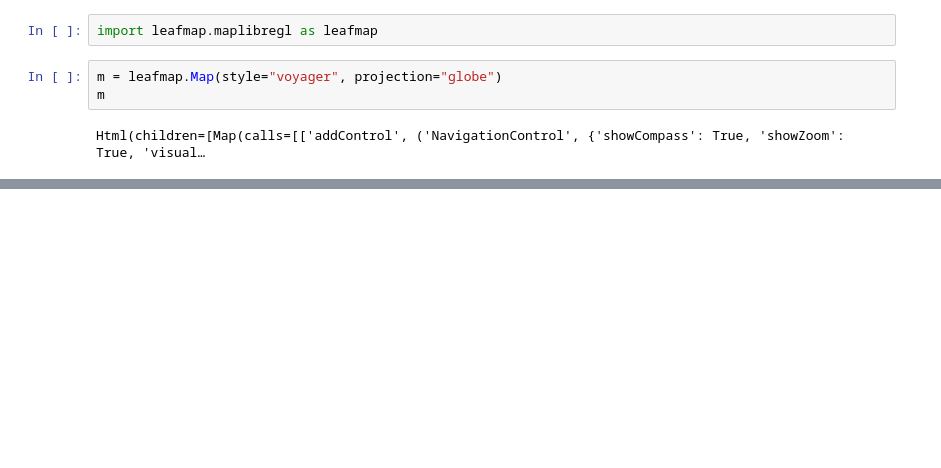
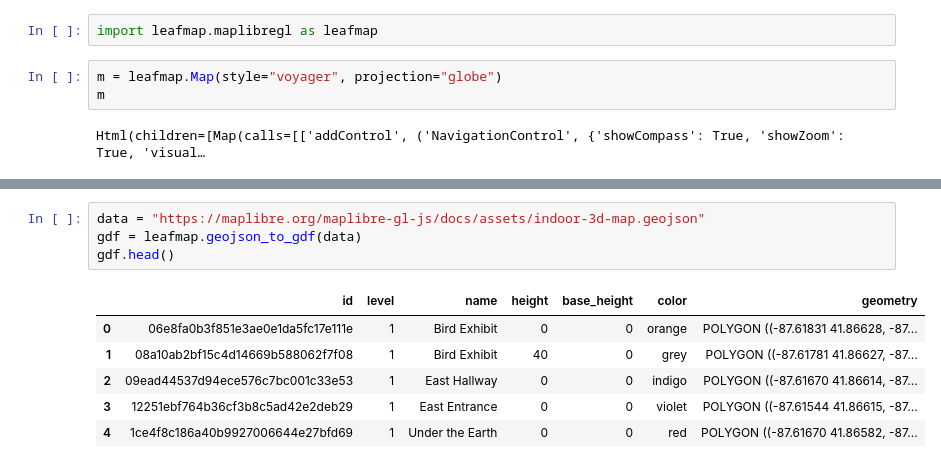
Before and after one commit to arjavrawal/gis322, a Jupyter notebook: lecture6_advancedvisualization/lecture6_advancedvisualization.ipynb, the cells around one changed output, grey strips where cells are left out. Drawn from its saved outputs; the diff is of its cells as text; blank space fills up the shorter version.

```diff
--- a/lecture6_advancedvisualization/lecture6_advancedvisualization.ipynb
+++ b/lecture6_advancedvisualization/lecture6_advancedvisualization.ipynb
@@ -371,0 +428,11 @@ Html(children=[Map(calls=[['addControl', ('NavigationControl', {'showCompass': T
+# %%
+data = "https://maplibre.org/maplibre-gl-js/docs/assets/indoor-3d-map.geojson"
+gdf = leafmap.geojson_to_gdf(data)
+gdf.head()
+# %% [output]
+|  | id | level | name | height | base_height | color | geometry |
+| 0 | 06e8fa0b3f851e3ae0e1da5fc17e111e | 1 | Bird Exhibit | 0 | 0 | orange | POLYGON ((-87.61831 41.86628, -87... |
+| 1 | 08a10ab2bf15c4d14669b588062f7f08 | 1 | Bird Exhibit | 40 | 0 | grey | POLYGON ((-87.61781 41.86627, -87... |
+| 2 | 09ead44537d94ece576c7bc001c33e53 | 1 | East Hallway | 0 | 0 | indigo | POLYGON ((-87.61670 41.86614, -87... |
+| 3 | 12251ebf764b36cf3b8c5ad42e2deb29 | 1 | East Entrance | 0 | 0 | violet | POLYGON ((-87.61544 41.86615, -87... |
+| 4 | 1ce4f8c186a40b9927006644e27bfd69 | 1 | Under the Earth | 0 | 0 | red | POLYGON ((-87.61670 41.86582, -87... |
```
Also changed, not shown: parts of 8 cells of this notebook, 1 other file.
